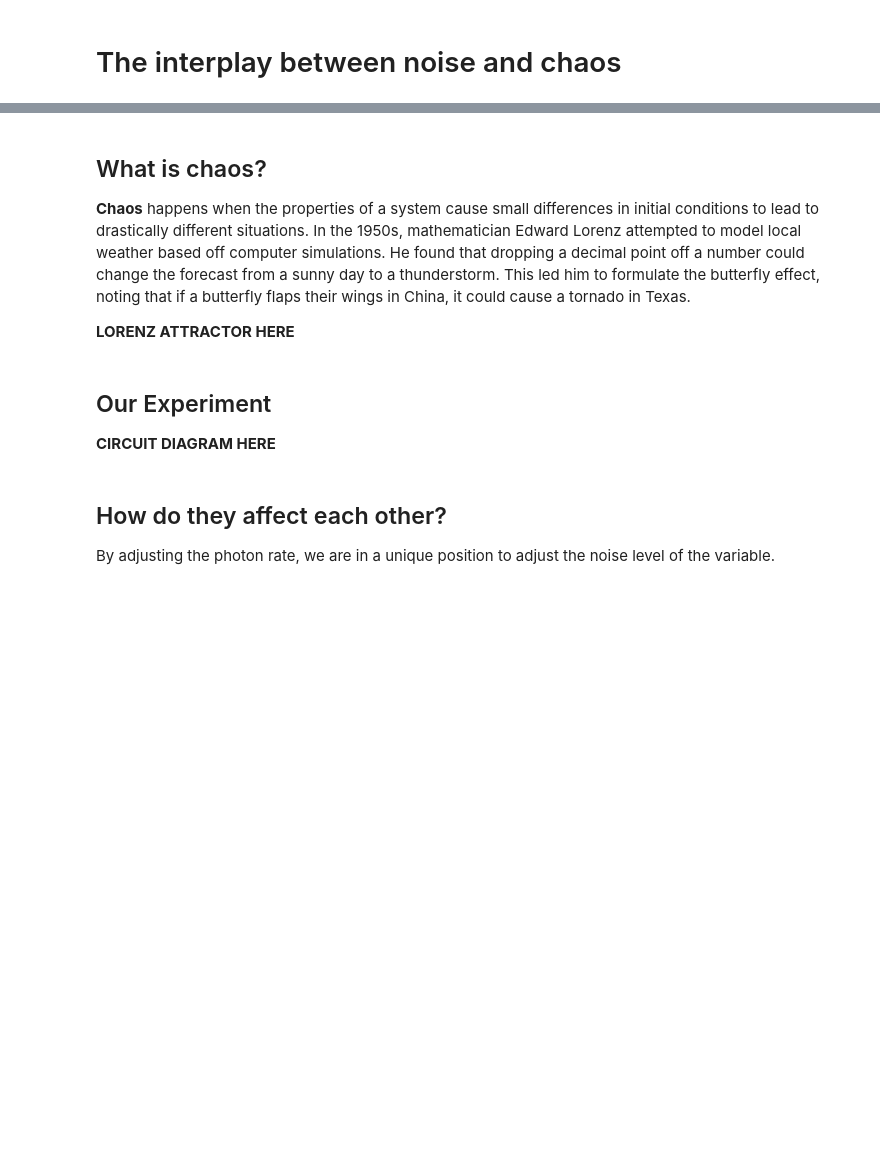
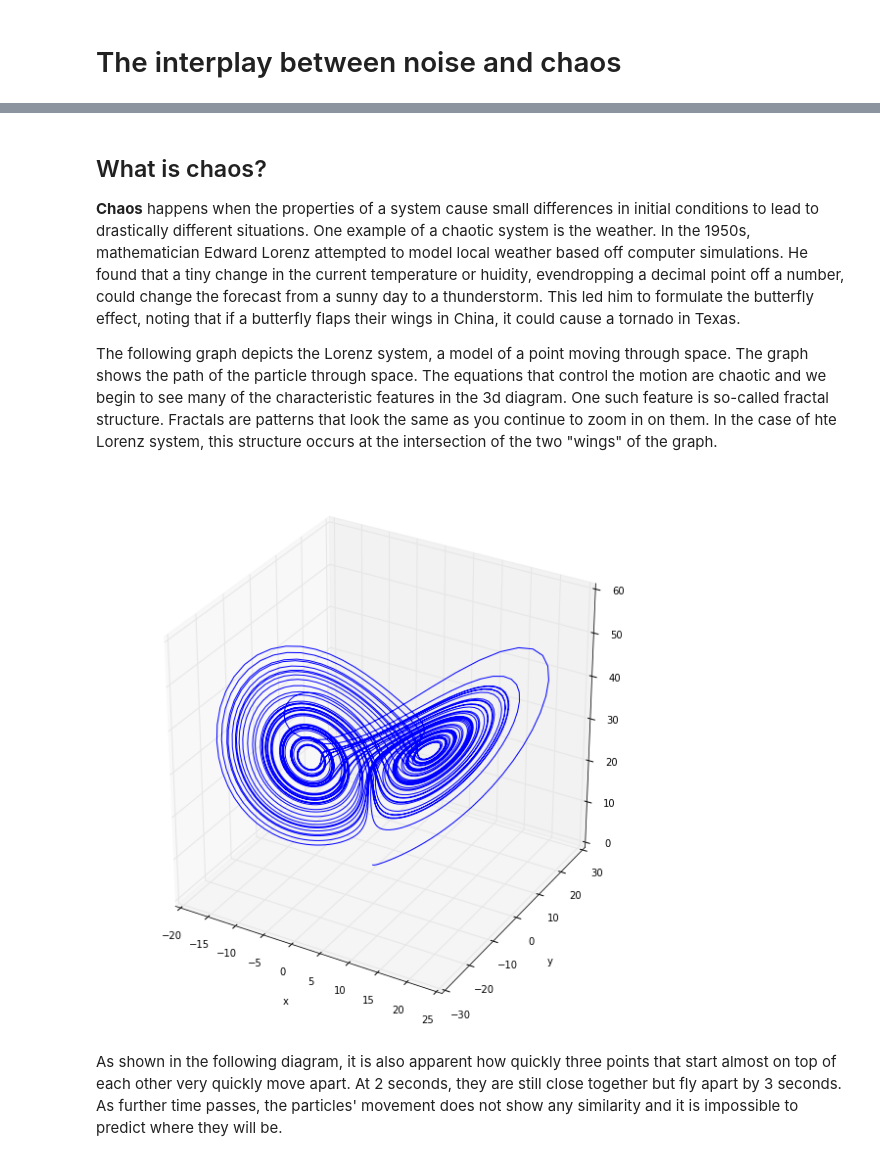
Before and after one commit to cyanophycean314-zz/noisechaos_multimedia, a Jupyter notebook: noisechaos.ipynb, the cells around one changed output, grey strips where cells are left out. Saved outputs shown, nothing was run; the diff lists cells and outputs as text; code cells hidden in the pictures; blank space fills up the shorter version.

Commit message:
Added Lorenz attractor, wrote more explanation

```diff
--- a/noisechaos.ipynb
+++ b/noisechaos.ipynb
@@ -29,15 +33,55 @@ To see this in a more everyday situation, imagine flipping a coin a few times in
 # %% [markdown]
 ## What is chaos?
 
-**Chaos** happens when the properties of a system cause small differences in initial conditions to lead to drastically different situations. In the 1950s, mathematician Edward Lorenz attempted to model local weather based off computer simulations. He found that dropping a decimal point off a number could change the forecast from a sunny day to a thunderstorm. This led him to formulate the butterfly effect, noting that if a butterfly flaps their wings in China, it could cause a tornado in Texas.
+**Chaos** happens when the properties of a system cause small differences in initial conditions to lead to drastically different situations. One example of a chaotic system is the weather. In the 1950s, mathematician Edward Lorenz attempted to model local weather based off computer simulations. He found that a tiny change in the current temperature or huidity, evendropping a decimal point off a number, could change the forecast from a sunny day to a thunderstorm. This led him to formulate the butterfly effect, noting that if a butterfly flaps their wings in China, it could cause a tornado in Texas.
 
-**LORENZ ATTRACTOR HERE**
+The following graph depicts the Lorenz system, a model of a point moving through space. The graph shows the path of the particle through space. The equations that control the motion are chaotic and we begin to see many of the characteristic features in the 3d diagram. One such feature is so-called fractal structure. Fractals are patterns that look the same as you continue to zoom in on them. In the case of hte Lorenz system, this structure occurs at the intersection of the two "wings" of the graph.
-# %% [markdown]
-## Our Experiment
-
-**CIRCUIT DIAGRAM HERE**
-# %% [markdown]
-## How do they affect each other?
-
-By adjusting the photon rate, we are in a unique position to adjust the noise level of the variable.
+# %%
+%matplotlib inline
+import matplotlib.pyplot as plt
+from mpl_toolkits.mplot3d import Axes3D
+
+runsim = True
+
+points = [[],[],[]]
+pointsp = [[],[],[]]
+
+x, y, z = 0, 1, 0
+xp, yp, zp = 0, 1.000001, 0
+dt = 0.01
+
+def getlorenzevol(x, y, z):
+    dx = (10 * (y - x)) * dt
+    dy = (28 * x - y - x * z) * dt
+    dz = (x * y - 8/3 * z) * dt
+
+    x += dx
+    y += dy
+    z += dz
+
+    return x, y, z
+
+t = 0
+while runsim and len(points[0]) < 7000:
+    x,y,z = getlorenzevol(x,y,z)
+    xp, yp, zp = getlorenzevol(xp,yp,zp)
+
+    points[0].append(x)
+    points[1].append(y)
+    points[2].append(z)
+    pointsp[0].append(xp)
+    pointsp[1].append(yp)
+    pointsp[2].append(zp)
+    t += dt
+
+fig = plt.figure(figsize = (10,10))
+ax = fig.add_subplot(111, projection='3d')
+plt.xlabel("x")
+plt.ylabel("y")
+plt.plot(points[0],points[1],points[2])
+plt.show(fig)
+# %% [output]
+[figure, added]
+# %% [markdown]
+As shown in the following diagram, it is also apparent how quickly three points that start almost on top of each other very quickly move apart. At 2 seconds, they are still close together but fly apart by 3 seconds. As further time passes, the particles' movement does not show any similarity and it is impossible to predict where they will be.
 # %%
```
Also changed, not shown: parts of 7 cells of this notebook, 11 other files.
